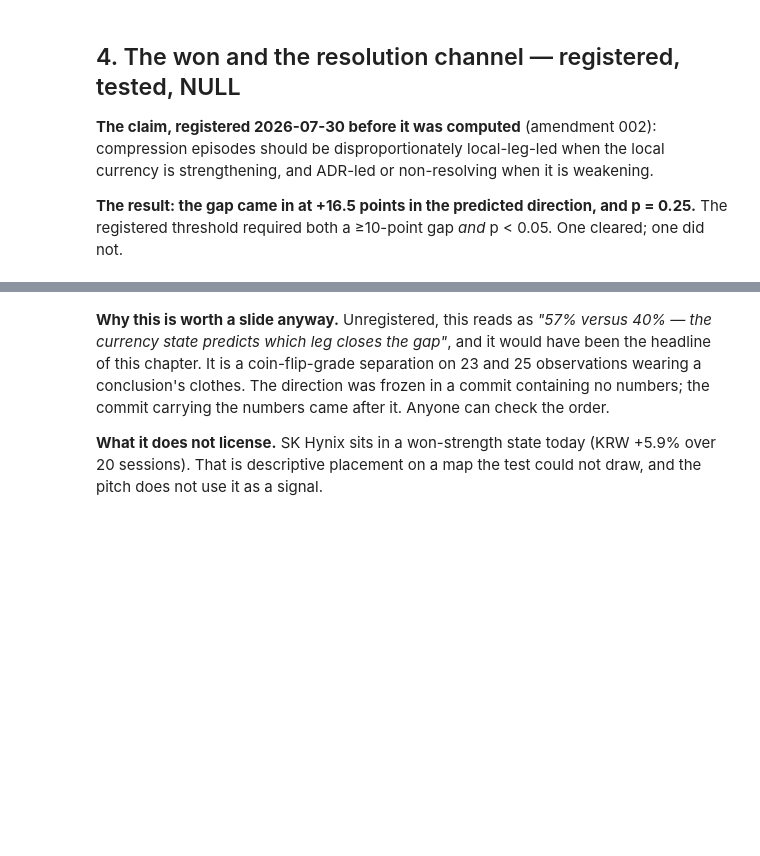
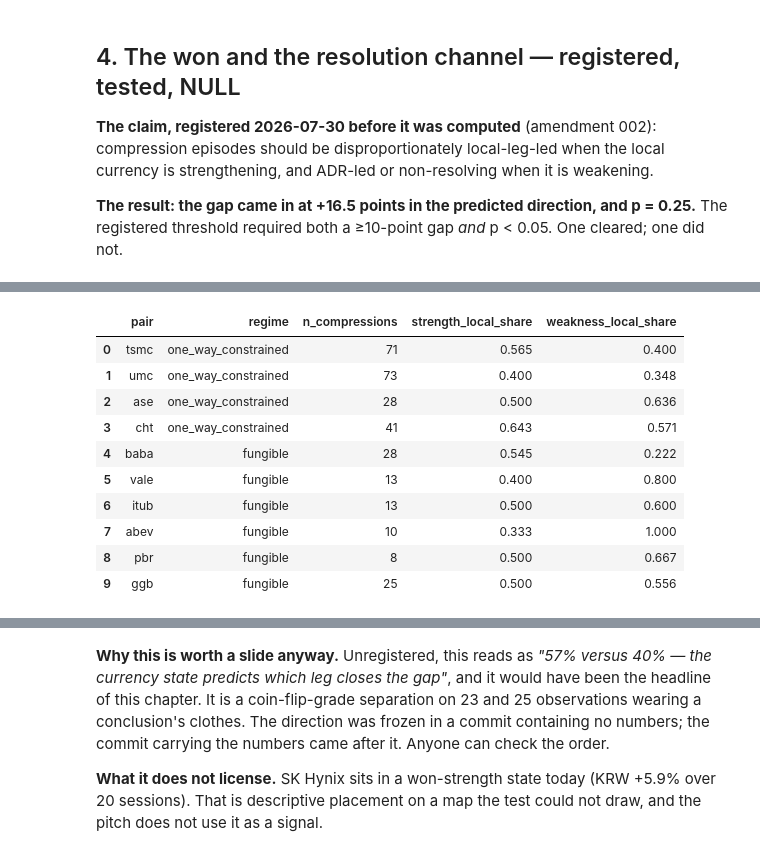
Before and after one commit to ZinuoS/Charon, a Jupyter notebook: notebooks/07_macro_environment.ipynb, the cells around one changed output, grey strips where cells are left out. Cells and saved outputs as stored; diff of their text form; code cells hidden in the pictures; blank space fills up the shorter version.

```diff
--- a/notebooks/07_macro_environment.ipynb
+++ b/notebooks/07_macro_environment.ipynb
@@ -116,0 +134,14 @@ fig;
+# %%
+LAB.h6b_pair_tables()[['pair','regime','n_compressions','strength_local_share','weakness_local_share']]
+# %% [output]
+|  | pair | regime | n_compressions | strength_local_share | weakness_local_share |
+| 0 | tsmc | one_way_constrained | 71 | 0.565 | 0.400 |
+| 1 | umc | one_way_constrained | 73 | 0.400 | 0.348 |
+| 2 | ase | one_way_constrained | 28 | 0.500 | 0.636 |
+| 3 | cht | one_way_constrained | 41 | 0.643 | 0.571 |
+| 4 | baba | fungible | 28 | 0.545 | 0.222 |
+| 5 | vale | fungible | 13 | 0.400 | 0.800 |
+| 6 | itub | fungible | 13 | 0.500 | 0.600 |
+| 7 | abev | fungible | 10 | 0.333 | 1.000 |
+| 8 | pbr | fungible | 8 | 0.500 | 0.667 |
+| 9 | ggb | fungible | 25 | 0.500 | 0.556 |
```
Also changed, not shown: parts of 3 cells of this notebook, 16 other files.
